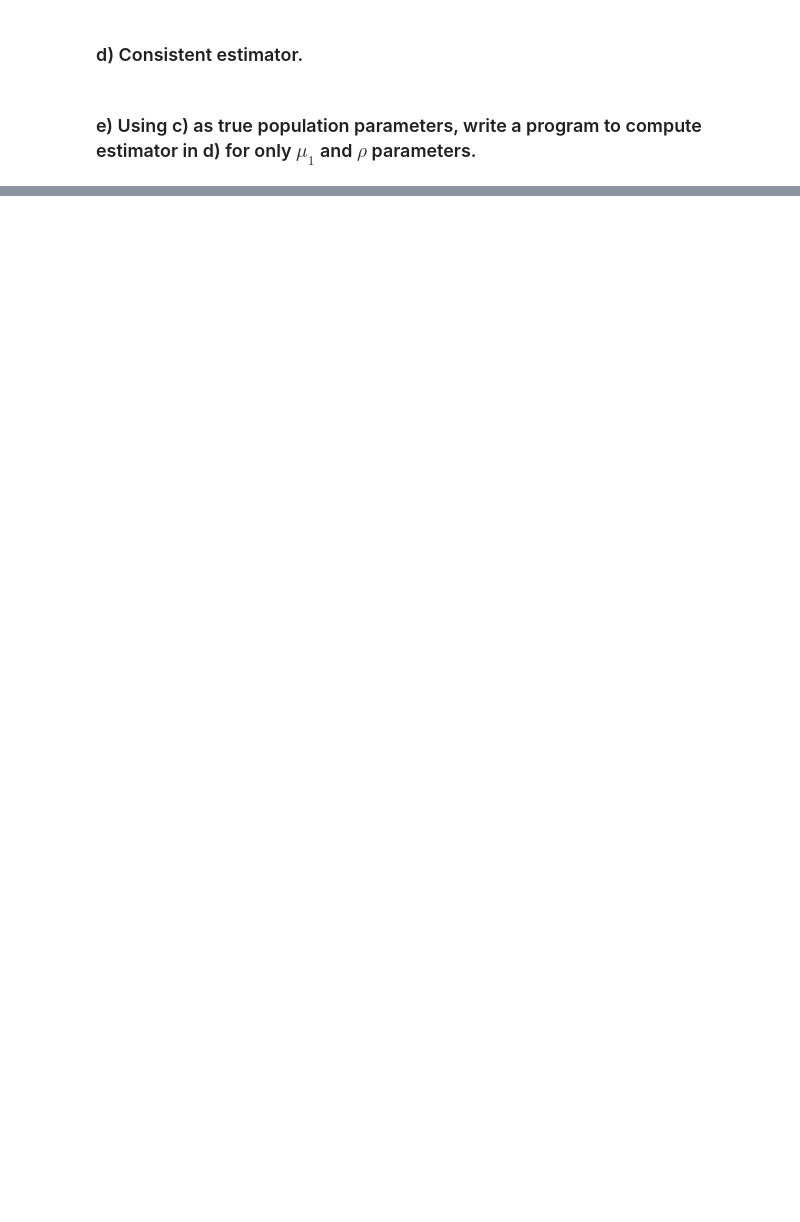
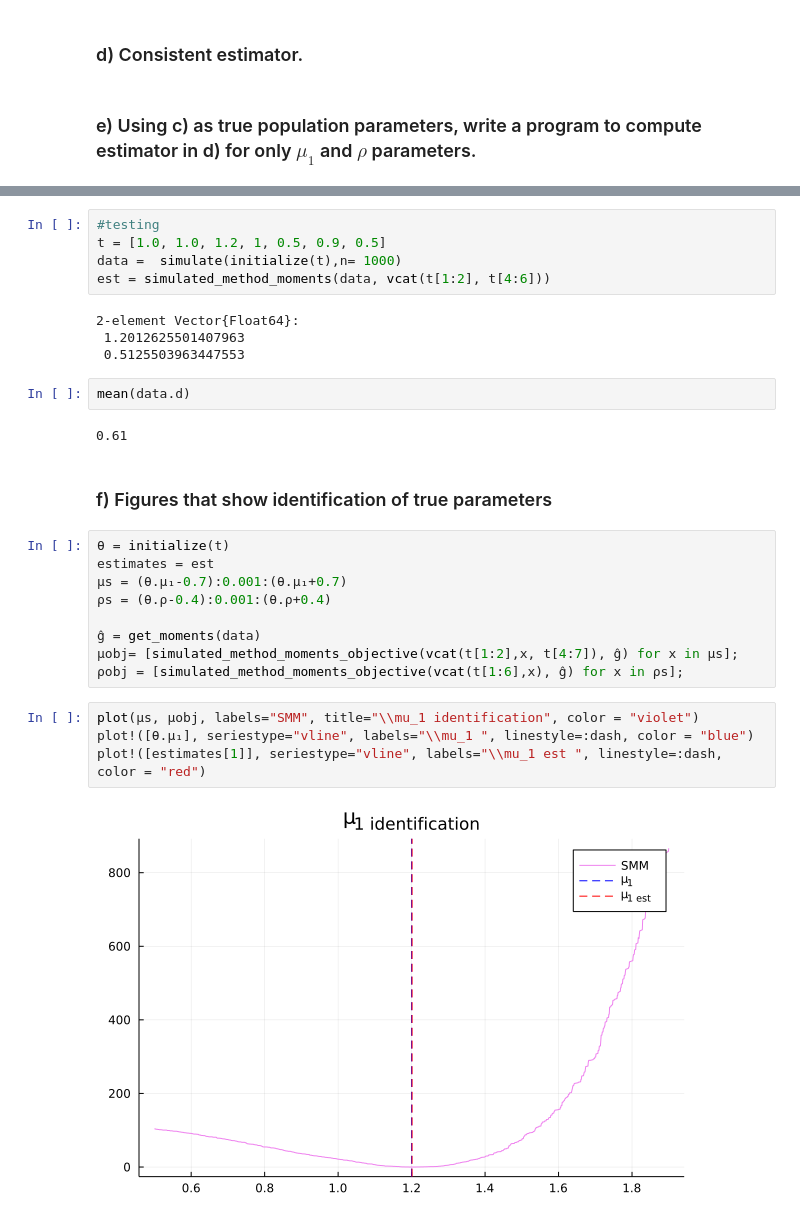
Before and after one commit to gisslab/applied_metrics_22, a Jupyter notebook: PS4/nb_ps4.ipynb, the cells around one changed output, grey strips where cells are left out. Saved outputs shown, nothing was run; the diff lists cells and outputs as text; blank space fills up the shorter version.

```diff
--- a/PS4/nb_ps4.ipynb
+++ b/PS4/nb_ps4.ipynb
@@ -62,0 +75,30 @@ Primitives
+# %%
+#testing
+t = [1.0, 1.0, 1.2, 1, 0.5, 0.9, 0.5]
+data =  simulate(initialize(t),n= 1000)
+est = simulated_method_moments(data, vcat(t[1:2], t[4:6]))
+# %% [output]
+2-element Vector{Float64}:
+ 1.2012625501407963
+ 0.5125503963447553
+# %%
+mean(data.d)
+# %% [output]
+0.61
+# %% [markdown]
+### f) Figures that show identification of true parameters
+# %%
+θ = initialize(t)
+estimates = est
+μs = (θ.μ₁-0.7):0.001:(θ.μ₁+0.7)
+ρs = (θ.ρ-0.4):0.001:(θ.ρ+0.4)
+
+ĝ = get_moments(data)
+μobj= [simulated_method_moments_objective(vcat(t[1:2],x, t[4:7]), ĝ) for x in μs];
+ρobj = [simulated_method_moments_objective(vcat(t[1:6],x), ĝ) for x in ρs];
+# %%
+plot(μs, μobj, labels="SMM", title="\\mu_1 identification", color = "violet")
+plot!([θ.μ₁], seriestype="vline", labels="\\mu_1 ", linestyle=:dash, color = "blue")
+plot!([estimates[1]], seriestype="vline", labels="\\mu_1 est ", linestyle=:dash, color = "red")
+# %% [output]
+[figure, added]
```
Also changed, not shown: parts of 8 cells of this notebook, 1 other file.
